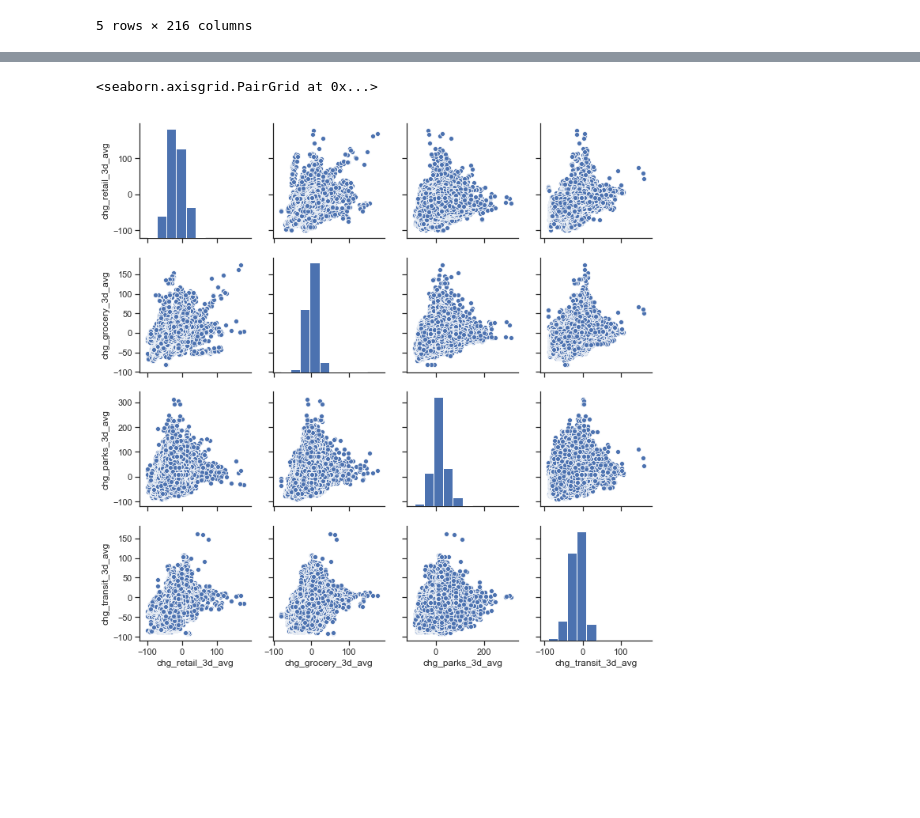
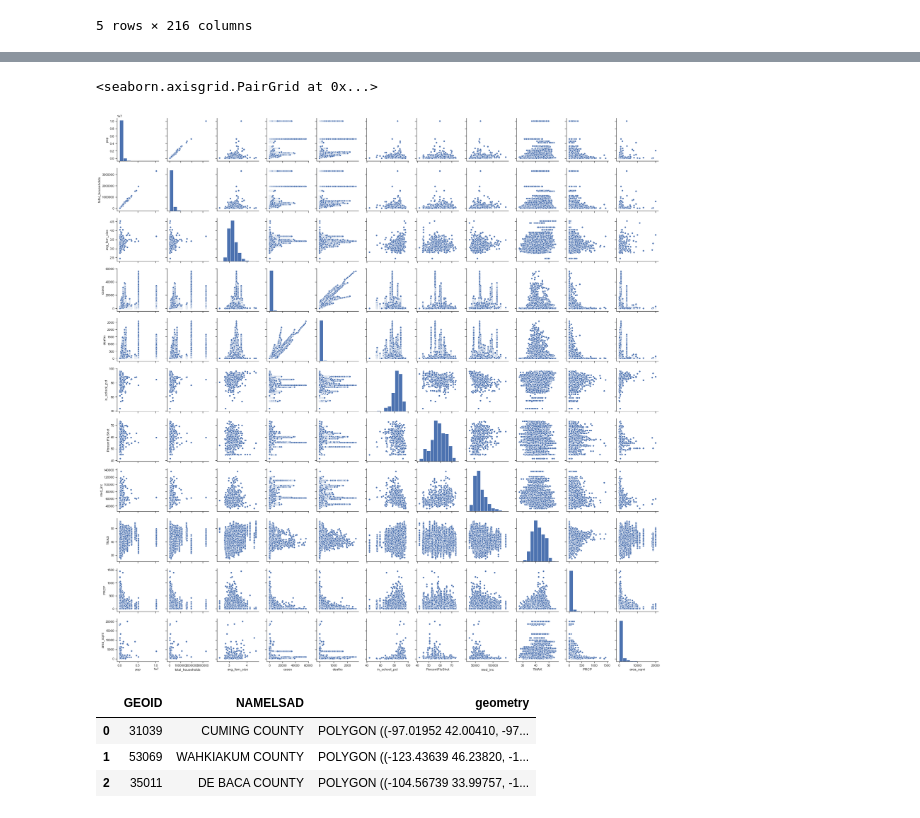
Before and after one commit to LittleAhn/covid19-ml-project, a Jupyter notebook: scripts/building_graphs.ipynb, the cells around one changed output, grey strips where cells are left out. Saved outputs shown, nothing was run; the diff lists cells and outputs as text; code cells hidden in the pictures; blank space fills up the shorter version.

```diff
--- a/scripts/building_graphs.ipynb
+++ b/scripts/building_graphs.ipynb
@@ -63,7 +65,20 @@ Text(0.5,1,'Missing Data by Date by Target Variables')
 # %%
-df_retail = df[['chg_retail_3d_avg', 'chg_grocery_3d_avg', 'chg_parks_3d_avg', 'chg_transit_3d_avg']]
+df_matrix = df.dropna()
+df_matrix = df_matrix[['pop', 'total_households', 'avg_fam_size', 'cases', 'deaths', 'in_school_pct', 'PercentFluShot',
+                'med_inc',  'TMAX', 'PRCP', 'area_sqmi']]
 sns.set(style="ticks", color_codes=True)
-sns.pairplot(df_retail, vars=df_retail.columns)
+sns.pairplot(df_matrix, vars=df_matrix.columns)
 # %% [output]
 <seaborn.axisgrid.PairGrid at 0x...>
-[figure, old version]
+[figure, new version]
+# %%
+import geopandas as gpd
+shape = gpd.read_file('../data_raw/tl_2019_us_county/tl_2019_us_county.shp')
+shape = shape[['GEOID', 'NAMELSAD', 'geometry']]
+shape.NAMELSAD = shape.NAMELSAD.str.upper()
+shape.head(3)
+# %% [output]
+|  | GEOID | NAMELSAD | geometry |
+| 0 | 31039 | CUMING COUNTY | POLYGON ((-97.01952 42.00410, -97... |
+| 1 | 53069 | WAHKIAKUM COUNTY | POLYGON ((-123.43639 46.23820, -1... |
+| 2 | 35011 | DE BACA COUNTY | POLYGON ((-104.56739 33.99757, -1... |
```
Also changed, not shown: parts of 12 cells of this notebook.
